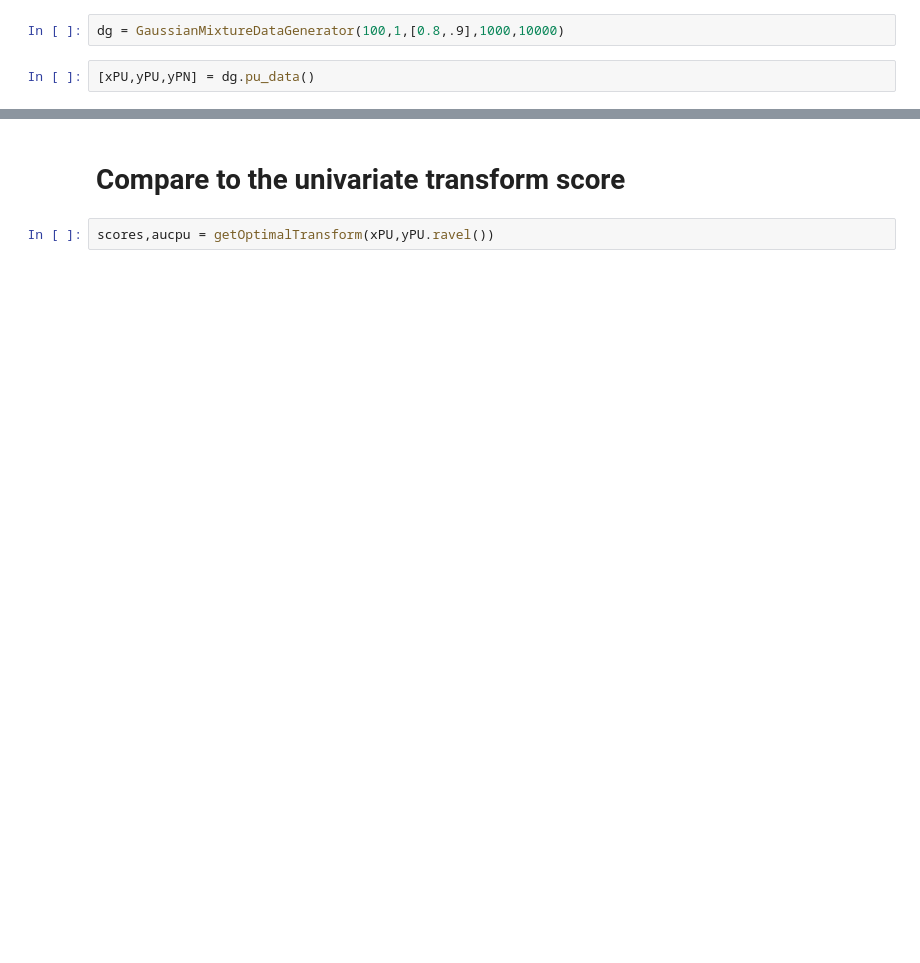
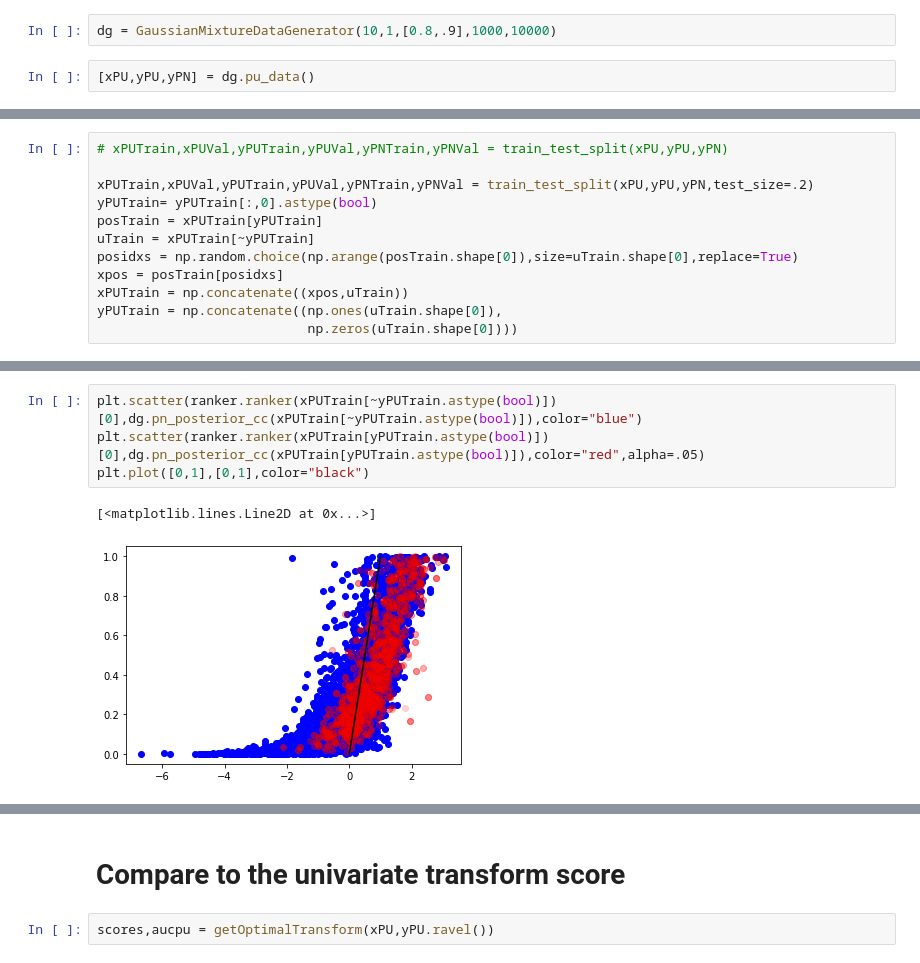
Before and after one commit to Dzeiberg/multiinstance, a Jupyter notebook: 45_Rank.ipynb, the cells around one changed output, grey strips where cells are left out. Saved outputs shown, nothing was run; the diff lists cells and outputs as text; blank space fills up the shorter version.

```diff
--- a/45_Rank.ipynb
+++ b/45_Rank.ipynb
@@ -21,4 +29,4 @@ from easydict import EasyDict
 # %%
-dg = GaussianMixtureDataGenerator(100,1,[0.8,.9],1000,10000)
+dg = GaussianMixtureDataGenerator(10,1,[0.8,.9],1000,10000)
 # %%
 [xPU,yPU,yPN] = dg.pu_data()
@@ -26,0 +33,12 @@ xPUTrain,xPUVal,yPUTrain,yPUVal,yPNTrain,yPNVal = train_test_split(xPU,yPU,yPN)
+# %%
+# xPUTrain,xPUVal,yPUTrain,yPUVal,yPNTrain,yPNVal = train_test_split(xPU,yPU,yPN)
+
+xPUTrain,xPUVal,yPUTrain,yPUVal,yPNTrain,yPNVal = train_test_split(xPU,yPU,yPN,test_size=.2)
+yPUTrain= yPUTrain[:,0].astype(bool)
+posTrain = xPUTrain[yPUTrain]
+uTrain = xPUTrain[~yPUTrain]
+posidxs = np.random.choice(np.arange(posTrain.shape[0]),size=uTrain.shape[0],replace=True)
+xpos = posTrain[posidxs]
+xPUTrain = np.concatenate((xpos,uTrain))
+yPUTrain = np.concatenate((np.ones(uTrain.shape[0]),
+                           np.zeros(uTrain.shape[0])))
@@ -117,0 +137,7 @@ plt.plot([0,1],[0,1],color="black")
+# %%
+plt.scatter(ranker.ranker(xPUTrain[~yPUTrain.astype(bool)])[0],dg.pn_posterior_cc(xPUTrain[~yPUTrain.astype(bool)]),color="blue")
+plt.scatter(ranker.ranker(xPUTrain[yPUTrain.astype(bool)])[0],dg.pn_posterior_cc(xPUTrain[yPUTrain.astype(bool)]),color="red",alpha=.05)
+plt.plot([0,1],[0,1],color="black")
+# %% [output]
+[<matplotlib.lines.Line2D at 0x...>]
+[figure, added]
```
Also changed, not shown: parts of 51 cells of this notebook, 9 other files.
